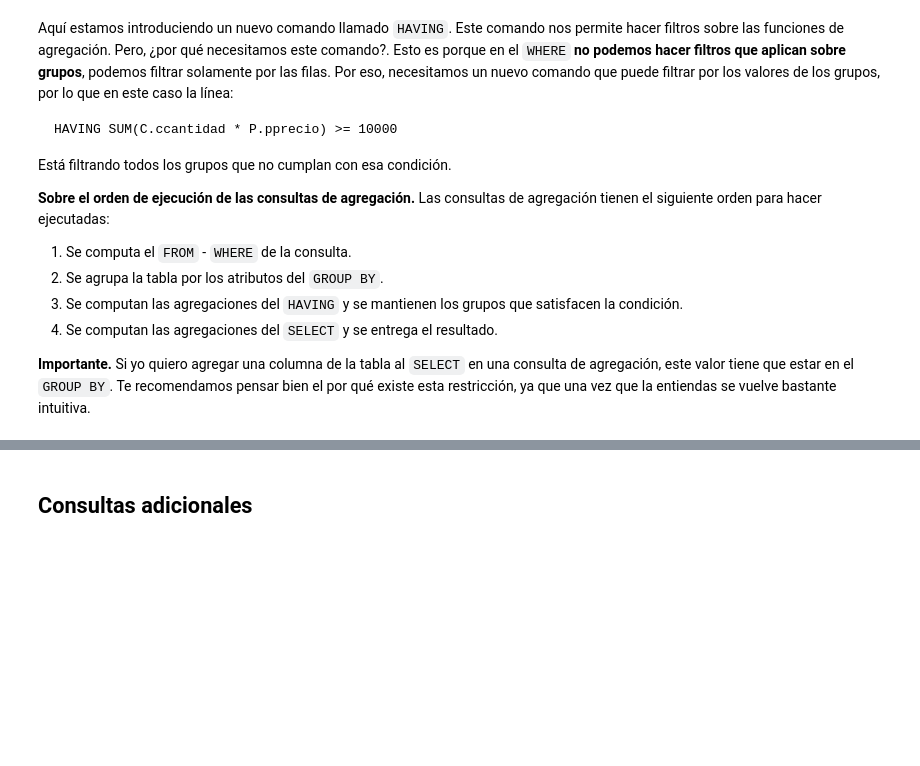
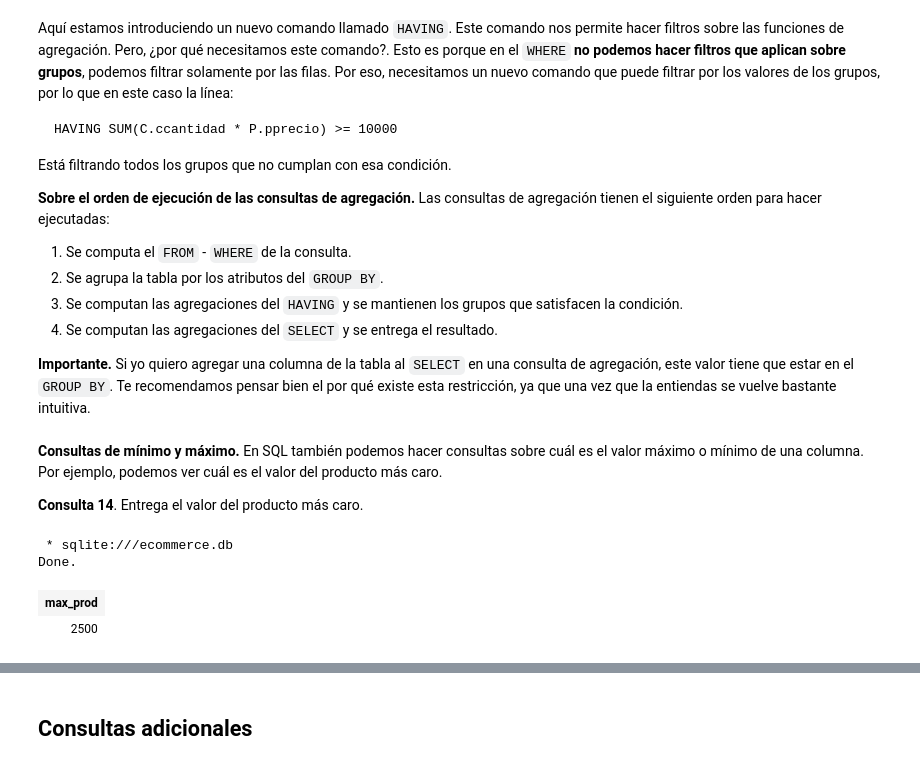
Before and after one commit to alanezz/data-crash-course, a Jupyter notebook: SQL/01 - Introducción a SQL.ipynb, the cells around one changed output, grey strips where cells are left out. Saved outputs shown, nothing was run; the diff lists cells and outputs as text; code cells hidden in the pictures; blank space fills up the shorter version.

```diff
--- a/SQL/01 - Introducción a SQL.ipynb
+++ b/SQL/01 - Introducción a SQL.ipynb
@@ -1021,3 +1047,15 @@ Está filtrando todos los grupos que no cumplan con esa condición.
 4. Se computan las agregaciones del `SELECT`  y se entrega el resultado.
 
 **Importante.** Si yo quiero agregar una columna de la tabla al `SELECT` en una consulta de agregación, este valor tiene que estar en el `GROUP BY`. Te recomendamos pensar bien el por qué existe esta restricción, ya que una vez que la entiendas se vuelve bastante intuitiva.
+# %% [markdown]
+**Consultas de mínimo y máximo.** En SQL también podemos hacer consultas sobre cuál es el valor máximo o mínimo de una columna. Por ejemplo, podemos ver cuál es el valor del producto más caro.
+
+**Consulta 14**. Entrega el valor del producto más caro.
+# %%
+%%sql
+SELECT MAX(pprecio) AS max_prod FROM Productos
+# %% [output]
+ * sqlite:///ecommerce.db
+Done.
+| max_prod |
+| 2500 |
```
Also changed, not shown: parts of 11 cells of this notebook, 1 other file.
